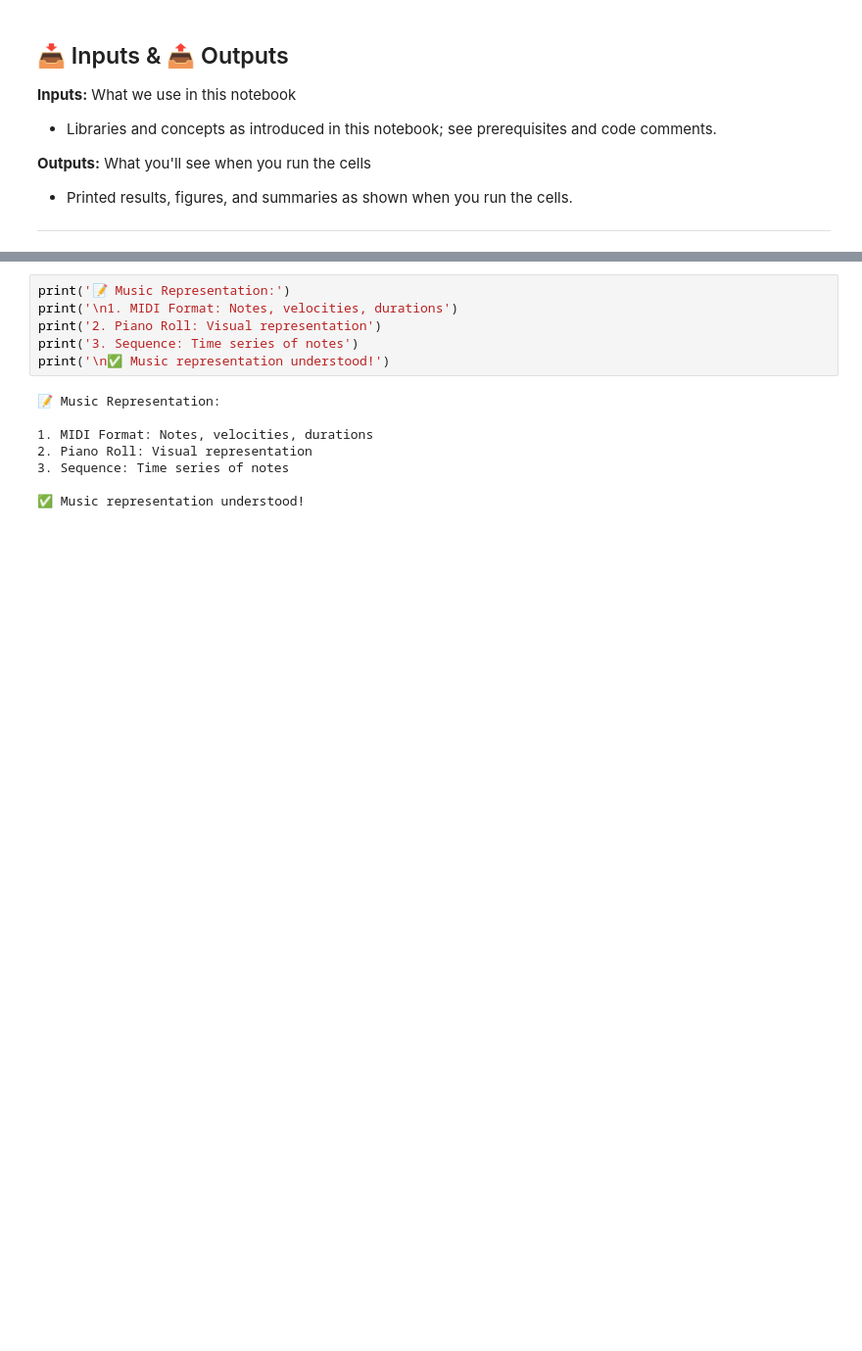
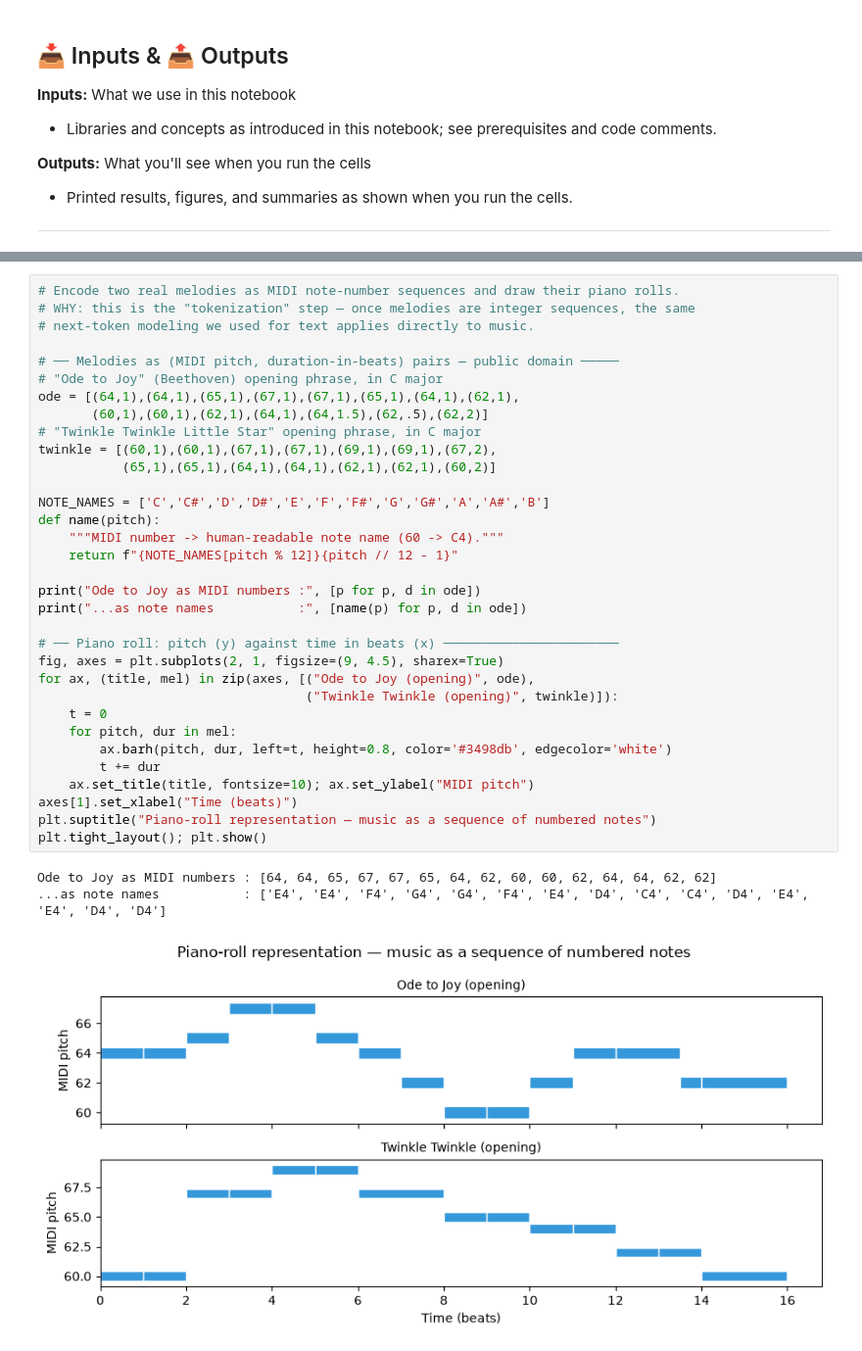
Before and after one commit to A-Alwabel/AI-Diploma-Program, a Jupyter notebook: Course 10/unit5-future-trends/examples/03_music_generation.ipynb, the cells around one changed output, grey strips where cells are left out. Shown at 98% size. Saved outputs shown, nothing was run; the diff lists cells and outputs as text; blank space fills up the shorter version.

```diff
--- a/Course 10/unit5-future-trends/examples/03_music_generation.ipynb
+++ b/Course 10/unit5-future-trends/examples/03_music_generation.ipynb
@@ -59,15 +68,38 @@ Note: you may need to restart the kernel to use updated packages.
 # %%
-print('📝 Music Representation:')
-print('\n1. MIDI Format: Notes, velocities, durations')
-print('2. Piano Roll: Visual representation')
-print('3. Sequence: Time series of notes')
-print('\n✅ Music representation understood!')
+# Encode two real melodies as MIDI note-number sequences and draw their piano rolls.
+# WHY: this is the "tokenization" step — once melodies are integer sequences, the same
+# next-token modeling we used for text applies directly to music.
+
+# ── Melodies as (MIDI pitch, duration-in-beats) pairs — public domain ─────
+# "Ode to Joy" (Beethoven) opening phrase, in C major
+ode = [(64,1),(64,1),(65,1),(67,1),(67,1),(65,1),(64,1),(62,1),
+       (60,1),(60,1),(62,1),(64,1),(64,1.5),(62,.5),(62,2)]
+# "Twinkle Twinkle Little Star" opening phrase, in C major
+twinkle = [(60,1),(60,1),(67,1),(67,1),(69,1),(69,1),(67,2),
+           (65,1),(65,1),(64,1),(64,1),(62,1),(62,1),(60,2)]
+
+NOTE_NAMES = ['C','C#','D','D#','E','F','F#','G','G#','A','A#','B']
+def name(pitch):
+    """MIDI number -> human-readable note name (60 -> C4)."""
+    return f"{NOTE_NAMES[pitch % 12]}{pitch // 12 - 1}"
+
+print("Ode to Joy as MIDI numbers :", [p for p, d in ode])
+print("...as note names           :", [name(p) for p, d in ode])
+
+# ── Piano roll: pitch (y) against time in beats (x) ───────────────────────
+fig, axes = plt.subplots(2, 1, figsize=(9, 4.5), sharex=True)
+for ax, (title, mel) in zip(axes, [("Ode to Joy (opening)", ode),
+                                   ("Twinkle Twinkle (opening)", twinkle)]):
+    t = 0
+    for pitch, dur in mel:
+        ax.barh(pitch, dur, left=t, height=0.8, color='#3498db', edgecolor='white')
+        t += dur
+    ax.set_title(title, fontsize=10); ax.set_ylabel("MIDI pitch")
+axes[1].set_xlabel("Time (beats)")
+plt.suptitle("Piano-roll representation — music as a sequence of numbered notes")
+plt.tight_layout(); plt.show()
 # %% [output]
-📝 Music Representation:
-
-1. MIDI Format: Notes, velocities, durations
-2. Piano Roll: Visual representation
-3. Sequence: Time series of notes
-
-✅ Music representation understood!
+Ode to Joy as MIDI numbers : [64, 64, 65, 67, 67, 65, 64, 62, 60, 60, 62, 64, 64, 62, 62]
+...as note names           : ['E4', 'E4', 'F4', 'G4', 'G4', 'F4', 'E4', 'D4', 'C4', 'C4', 'D4', 'E4', 'E4', 'D4', 'D4']
+[figure, added]
 # %% [markdown]
```
Also changed, not shown: parts of 10 cells of this notebook, 46 other files.
